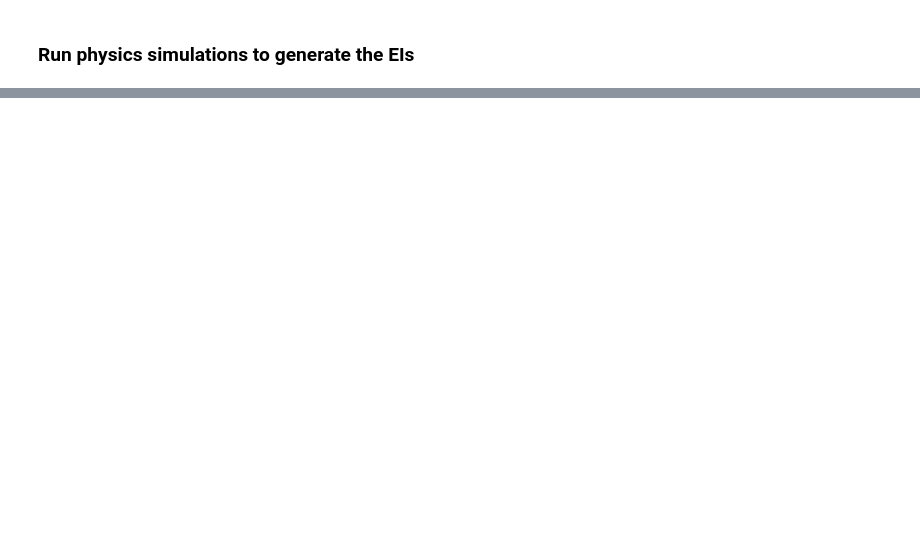
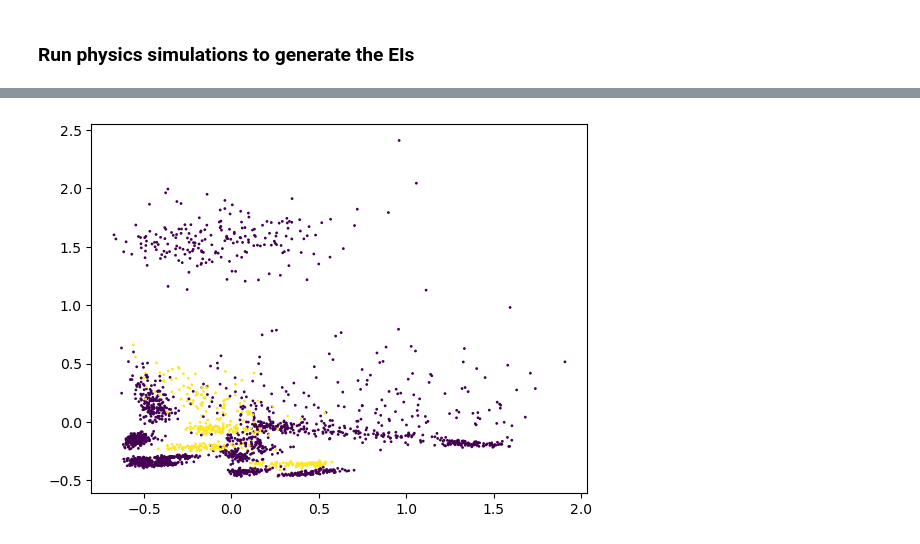
Before and after one commit to DenisTurcu/efish-characterization, a Jupyter notebook: paper-reviews-replies/discrimination-task.ipynb, the cells around one changed output, grey strips where cells are left out. Cells and saved outputs as stored; diff of their text form; code cells hidden in the pictures; blank space fills up the shorter version.

```diff
--- a/paper-reviews-replies/discrimination-task.ipynb
+++ b/paper-reviews-replies/discrimination-task.ipynb
@@ -421,0 +422,6 @@ plt.show()
+# %%
+yy = PCA().fit_transform(xx)
+plt.scatter(yy[:, 0], yy[:, 1], c=valid_props["preferred"], s=1)
+plt.show()
+# %% [output]
+[figure, added]
```
Also changed, not shown: parts of 9 cells of this notebook.
